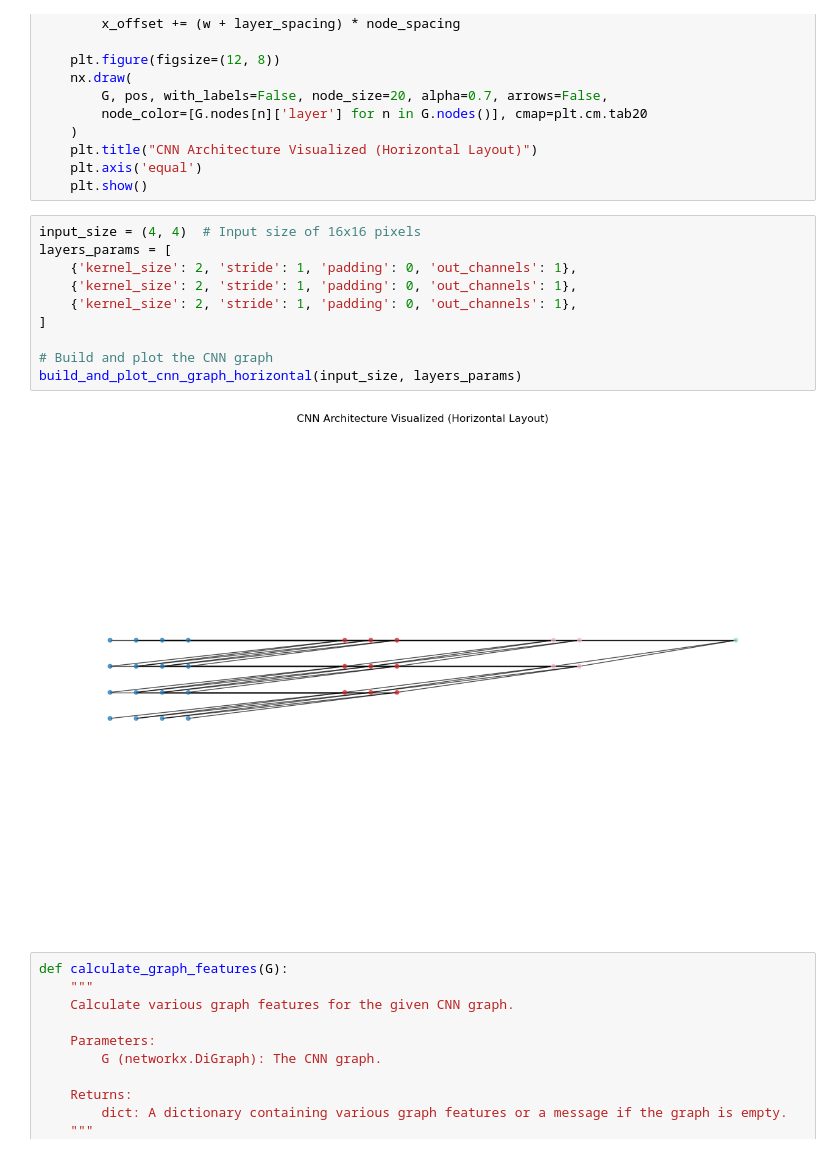
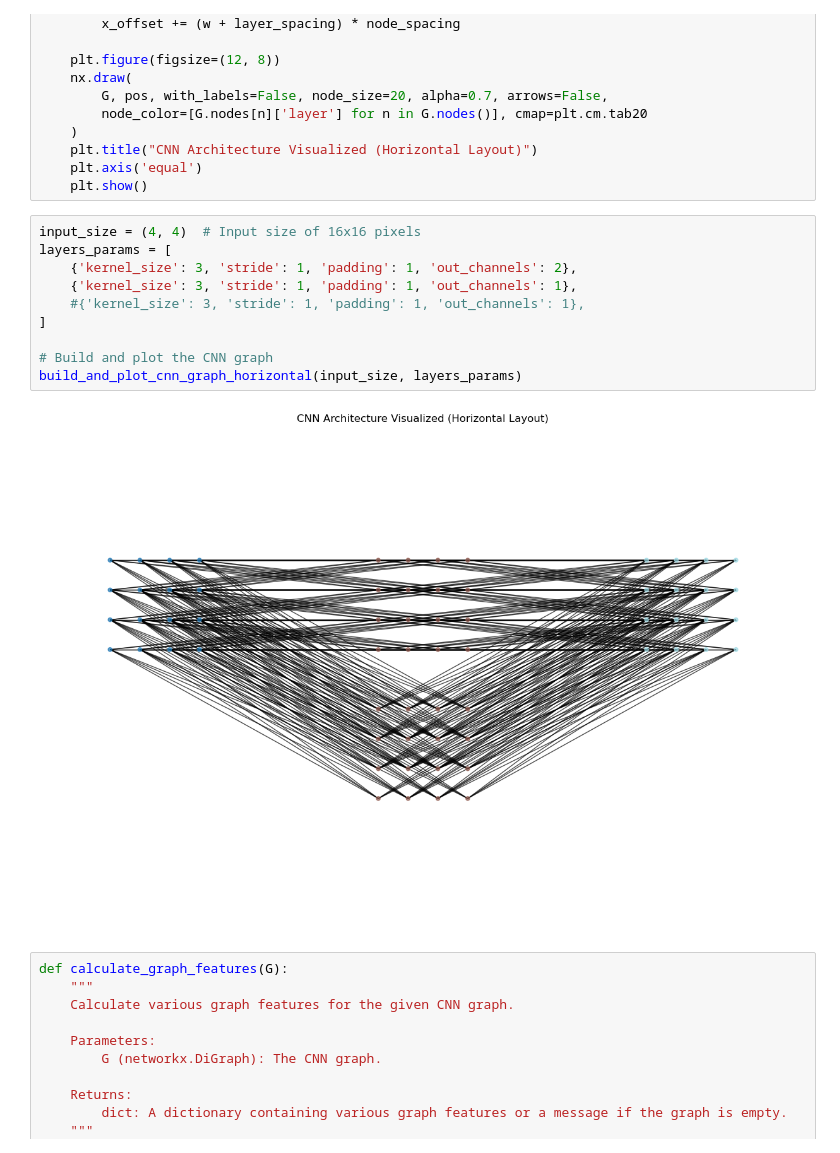
Before and after one commit to rickconci/GeneralisationBounds_SLT, a Jupyter notebook: temp.ipynb, the cells around one changed output. Drawn from its saved outputs; the diff is of its cells as text.

```diff
--- a/temp.ipynb
+++ b/temp.ipynb
@@ -604,15 +604,15 @@ def build_and_plot_cnn_graph_horizontal(input_size, layers_params):
 # %%
 input_size = (4, 4)  # Input size of 16x16 pixels
 layers_params = [
-    {'kernel_size': 2, 'stride': 1, 'padding': 0, 'out_channels': 1},
-    {'kernel_size': 2, 'stride': 1, 'padding': 0, 'out_channels': 1},
-    {'kernel_size': 2, 'stride': 1, 'padding': 0, 'out_channels': 1},
+    {'kernel_size': 3, 'stride': 1, 'padding': 1, 'out_channels': 2},
+    {'kernel_size': 3, 'stride': 1, 'padding': 1, 'out_channels': 1},
+    #{'kernel_size': 3, 'stride': 1, 'padding': 1, 'out_channels': 1},
 ]
 
 # Build and plot the CNN graph
 build_and_plot_cnn_graph_horizontal(input_size, layers_params)
 # %% [output]
-[figure, old version]
+[figure, new version]
 # %%
 def calculate_graph_features(G):
     """
```
Also changed, not shown: 4 other files.
